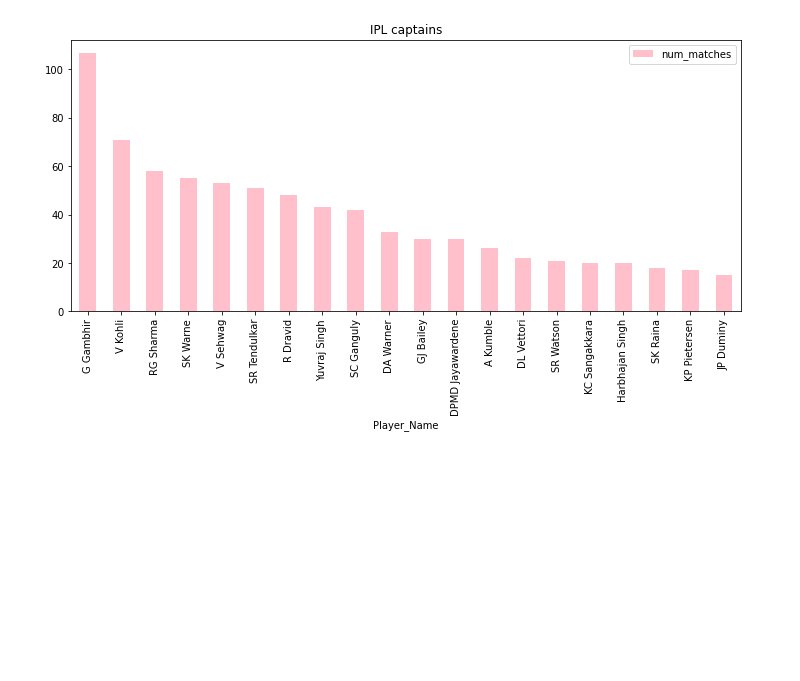
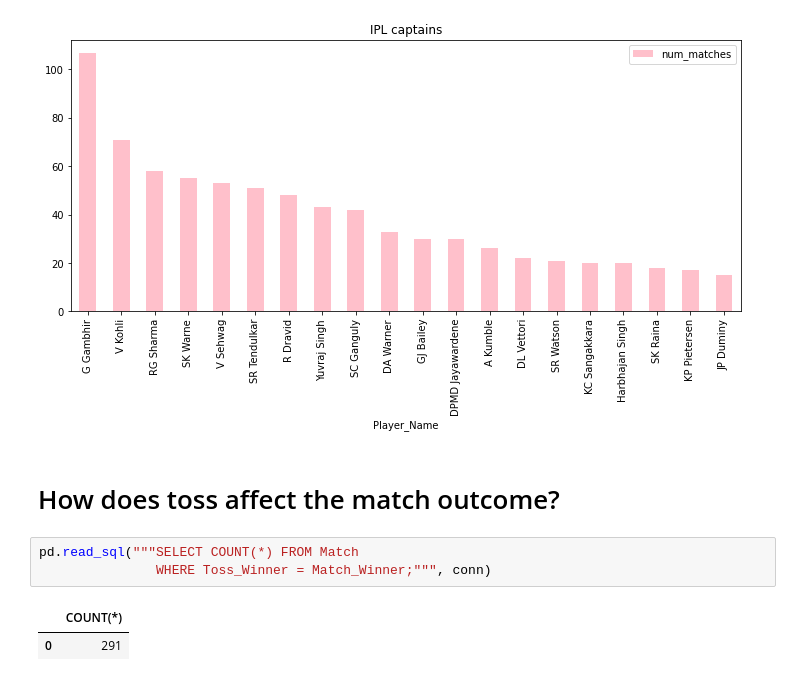
Before and after one commit to crypticrk/IPL-Data-Analysis, a Jupyter notebook: IPL Data Analysis.ipynb, the cells around one changed output. Saved outputs shown, nothing was run; the diff lists cells and outputs as text; blank space fills up the shorter version.

```diff
--- a/IPL Data Analysis.ipynb
+++ b/IPL Data Analysis.ipynb
@@ -718,3 +718,11 @@ match_capt.plot(kind = 'bar', x = 'Player_Name', y = 'num_matches',
 # %% [output]
 <matplotlib.axes._subplots.AxesSubplot at 0x...>
 [figure]
+# %% [markdown]
+# How does toss affect the match outcome?
+# %%
+pd.read_sql("""SELECT COUNT(*) FROM Match
+               WHERE Toss_Winner = Match_Winner;""", conn)
+# %% [output]
+|  | COUNT(*) |
+| 0 | 291 |
```
Also changed, not shown: parts of 5 cells of this notebook.
